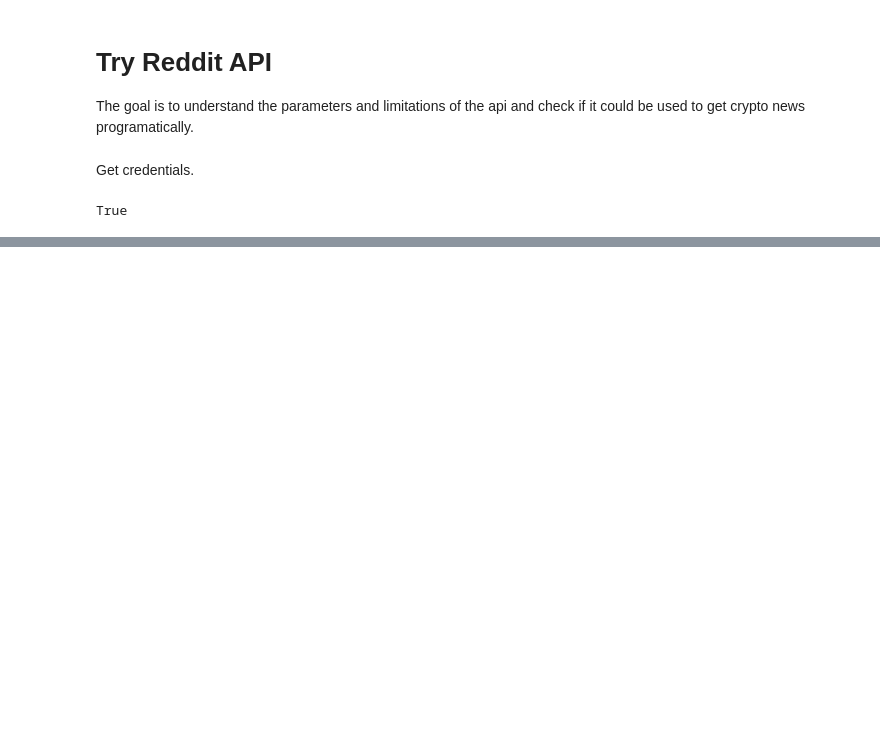
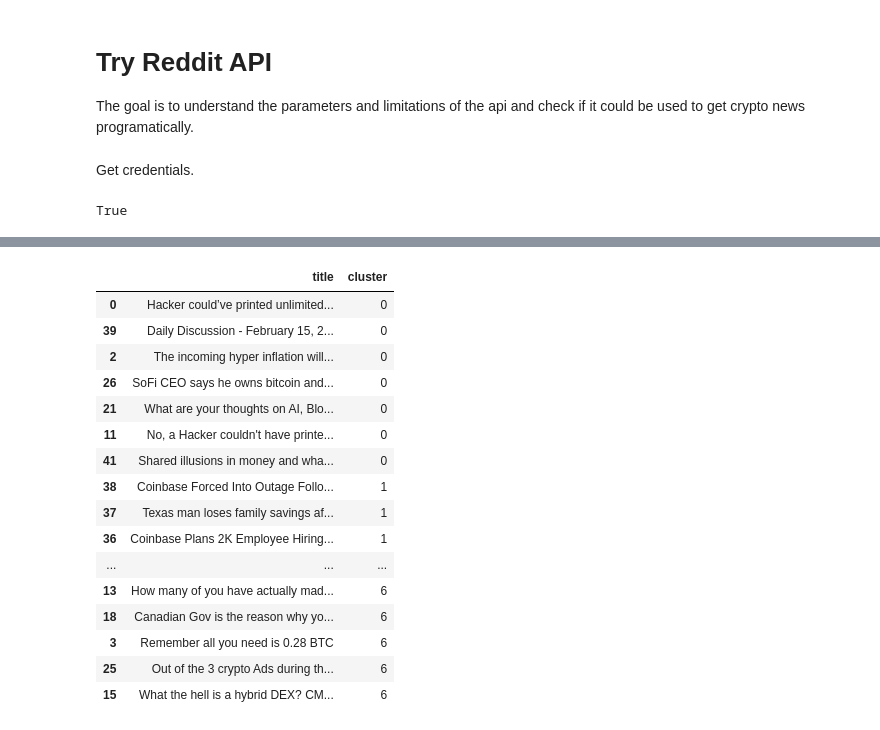
Before and after one commit to kenxben/crypto-news-bot, a Jupyter notebook: notebooks/reddit_api.ipynb, the cells around one changed output, grey strips where cells are left out. Saved outputs shown, nothing was run; the diff lists cells and outputs as text; code cells hidden in the pictures; blank space fills up the shorter version.

```diff
--- a/notebooks/reddit_api.ipynb
+++ b/notebooks/reddit_api.ipynb
@@ -75,0 +139,8 @@ news_df
+# %%
+true_k = 7
+km_model = KMeans(n_clusters=true_k, init='k-means++', max_iter=200, n_init=10)
+km_model.fit(X)
+labels = km_model.labels_
+
+news_df['cluster'] = labels
+news_df.groupby('cluster').title.count()
@@ -75,0 +157,20 @@ news_df
+# %%
+news_df[['title', 'cluster']].sort_values('cluster')
+# %% [output]
+|  | title | cluster |
+| 0 | Hacker could’ve printed unlimited... | 0 |
+| 39 | Daily Discussion - February 15, 2... | 0 |
+| 2 | The incoming hyper inflation will... | 0 |
+| 26 | SoFi CEO says he owns bitcoin and... | 0 |
+| 21 | What are your thoughts on AI, Blo... | 0 |
+| 11 | No, a Hacker couldn't have printe... | 0 |
+| 41 | Shared illusions in money and wha... | 0 |
+| 38 | Coinbase Forced Into Outage Follo... | 1 |
+| 37 | Texas man loses family savings af... | 1 |
+| 36 | Coinbase Plans 2K Employee Hiring... | 1 |
+| ... | ... | ... |
+| 13 | How many of you have actually mad... | 6 |
+| 18 | Canadian Gov is the reason why yo... | 6 |
+| 3 | Remember all you need is 0.28 BTC | 6 |
+| 25 | Out of the 3 crypto Ads during th... | 6 |
+| 15 | What the hell is a hybrid DEX? CM... | 6 |
```
Also changed, not shown: parts of 16 cells of this notebook.
